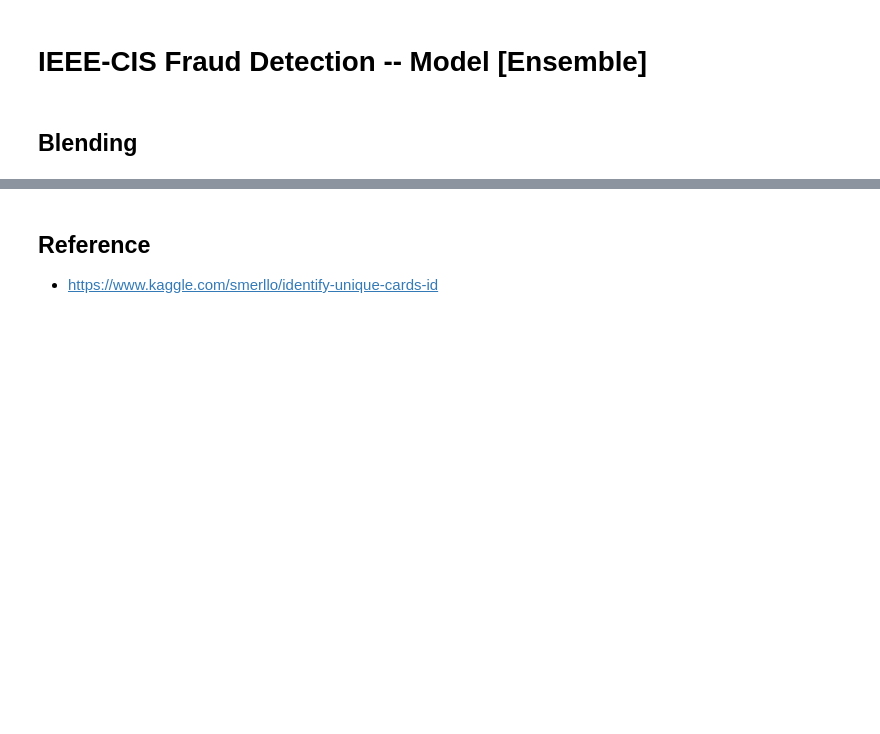
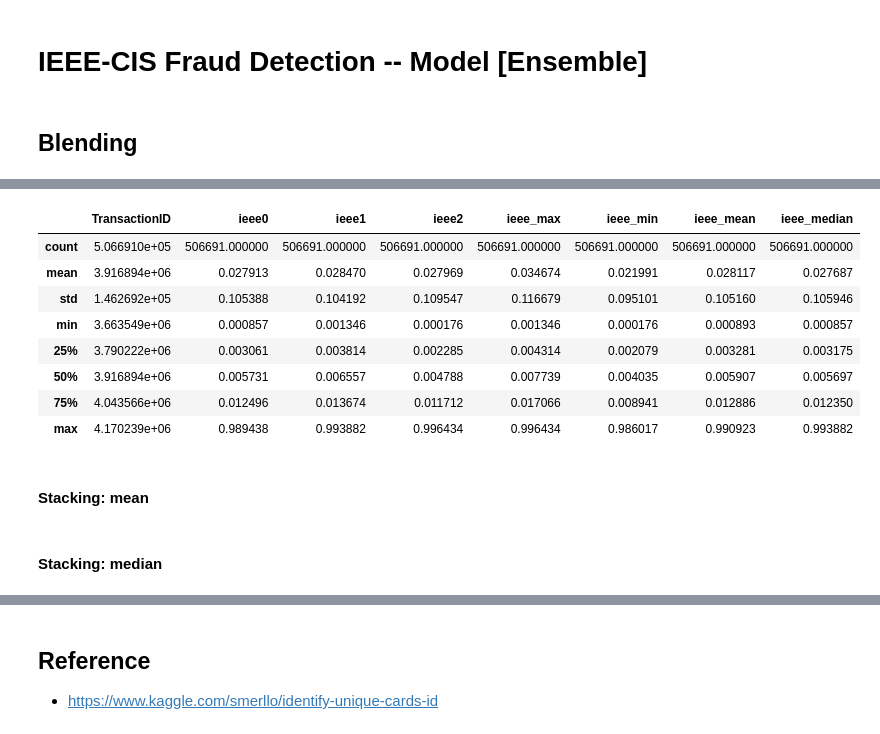
Before and after one commit to xinquan-wang/IEEE-CIS_Fraud_Detection, a Jupyter notebook: IEEE-CIS Fraud Detection -- Model [Ensemble].ipynb, the cells around one changed output, grey strips where cells are left out. Drawn from its saved outputs; the diff is of its cells as text; code cells hidden in the pictures; blank space fills up the shorter version.

```diff
--- a/IEEE-CIS Fraud Detection -- Model [Ensemble].ipynb
+++ b/IEEE-CIS Fraud Detection -- Model [Ensemble].ipynb
@@ -21,0 +105,20 @@ sub = simple.Blend(['./Output/blend02.csv', './Output/random_forest_1.csv'],
+# %%
+# get the data fields ready for stacking
+concat_sub['ieee_max'] = concat_sub.iloc[:, 1:ncol].max(axis=1)
+concat_sub['ieee_min'] = concat_sub.iloc[:, 1:ncol].min(axis=1)
+concat_sub['ieee_mean'] = concat_sub.iloc[:, 1:ncol].mean(axis=1)
+concat_sub['ieee_median'] = concat_sub.iloc[:, 1:ncol].median(axis=1)
+# %%
+concat_sub.describe()
+# %% [output]
+|  | TransactionID | ieee0 | ieee1 | ieee2 | ieee_max | ieee_min | ieee_mean | ieee_median |
+| count | 5.066910e+05 | 506691.000000 | 506691.000000 | 506691.000000 | 506691.000000 | 506691.000000 | 506691.000000 | 506691.000000 |
+| mean | 3.916894e+06 | 0.027913 | 0.028470 | 0.027969 | 0.034674 | 0.021991 | 0.028117 | 0.027687 |
+| std | 1.462692e+05 | 0.105388 | 0.104192 | 0.109547 | 0.116679 | 0.095101 | 0.105160 | 0.105946 |
+| min | 3.663549e+06 | 0.000857 | 0.001346 | 0.000176 | 0.001346 | 0.000176 | 0.000893 | 0.000857 |
+| 25% | 3.790222e+06 | 0.003061 | 0.003814 | 0.002285 | 0.004314 | 0.002079 | 0.003281 | 0.003175 |
+| 50% | 3.916894e+06 | 0.005731 | 0.006557 | 0.004788 | 0.007739 | 0.004035 | 0.005907 | 0.005697 |
+| 75% | 4.043566e+06 | 0.012496 | 0.013674 | 0.011712 | 0.017066 | 0.008941 | 0.012886 | 0.012350 |
+| max | 4.170239e+06 | 0.989438 | 0.993882 | 0.996434 | 0.996434 | 0.986017 | 0.990923 | 0.993882 |
+# %% [markdown]
+#### Stacking: mean
@@ -21,0 +129,2 @@ sub = simple.Blend(['./Output/blend02.csv', './Output/random_forest_1.csv'],
+# %% [markdown]
+#### Stacking: median
```
Also changed, not shown: parts of 71 cells of this notebook, 31 other files.
